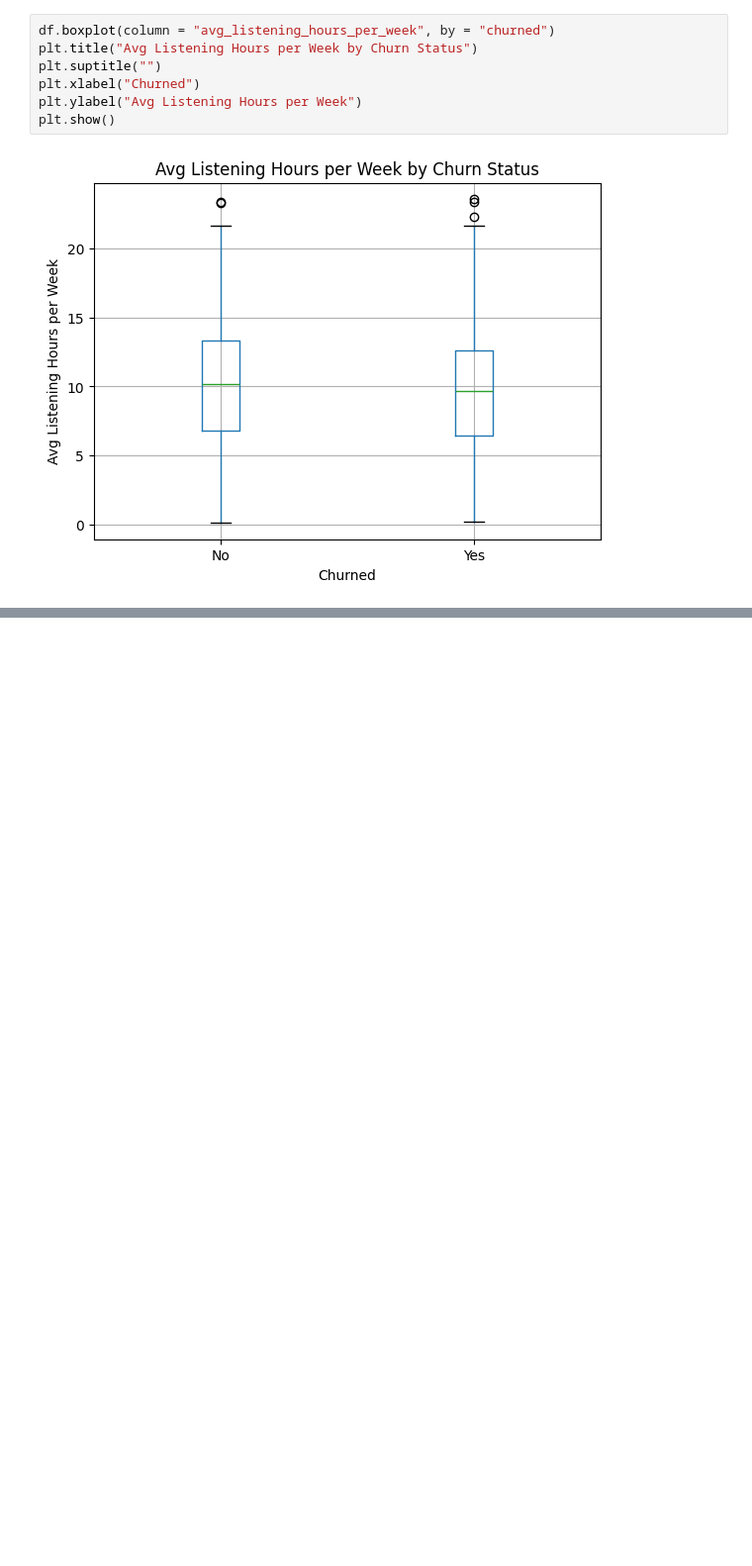
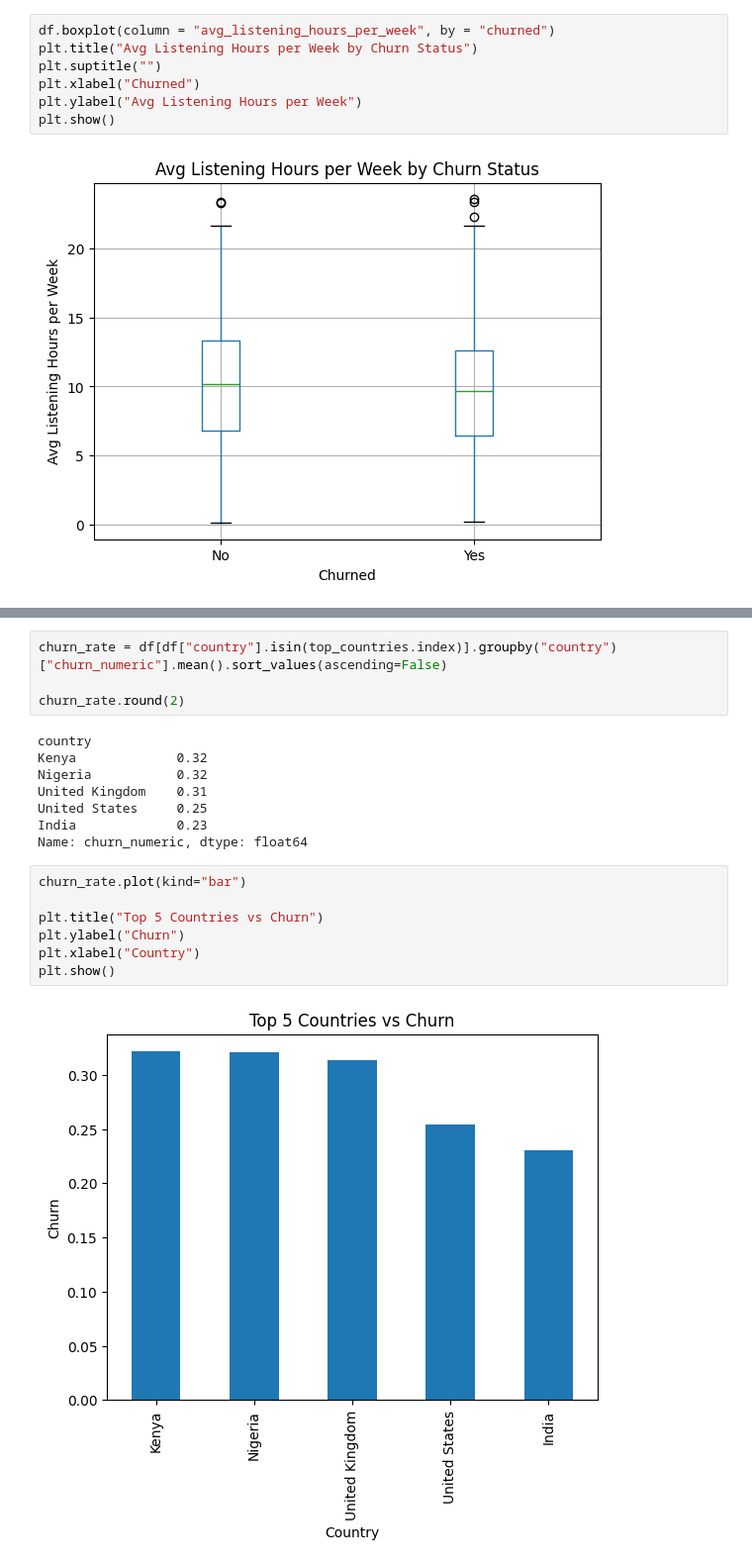
Before and after one commit to PrajwolKhadka/DataSprint, a Jupyter notebook: datawave_analysis.ipynb, the cells around one changed output, grey strips where cells are left out. Shown: that part at 99% size. Drawn from its saved outputs; the diff is of its cells as text; blank space fills up the shorter version.

```diff
--- a/datawave_analysis.ipynb
+++ b/datawave_analysis.ipynb
@@ -241,0 +339,21 @@ plt.show()
+# %%
+churn_rate = df[df["country"].isin(top_countries.index)].groupby("country")["churn_numeric"].mean().sort_values(ascending=False)
+
+churn_rate.round(2)
+# %% [output]
+country
+Kenya             0.32
+Nigeria           0.32
+United Kingdom    0.31
+United States     0.25
+India             0.23
+Name: churn_numeric, dtype: float64
+# %%
+churn_rate.plot(kind="bar")
+
+plt.title("Top 5 Countries vs Churn")
+plt.ylabel("Churn")
+plt.xlabel("Country")
+plt.show()
+# %% [output]
+[figure, added]
```
Also changed, not shown: parts of 18 cells of this notebook.
